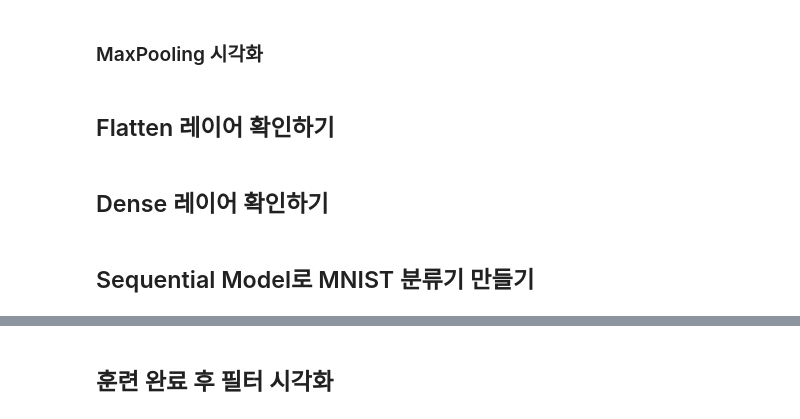
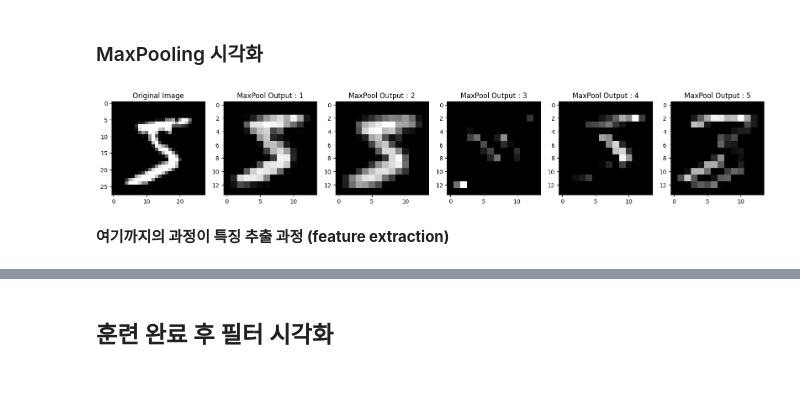
Before and after one commit to yant1001/Machine_Learning, a Jupyter notebook: 08. deep learning.ipynb, the cells around one changed output, grey strips where cells are left out. Cells and saved outputs as stored; diff of their text form; code cells hidden in the pictures; blank space fills up the shorter version.

Commit message:
~tree model

```diff
--- a/08. deep learning.ipynb
+++ b/08. deep learning.ipynb
@@ -576,8 +580,20 @@ pool_output.shape
 # %% [markdown]
 ### MaxPooling 시각화
-# %% [markdown]
-## Flatten 레이어 확인하기
-# %% [markdown]
-## Dense 레이어 확인하기
-# %% [markdown]
-## Sequential Model로 MNIST 분류기 만들기
+# %%
+# feature extraction => 데이터 양을 줄이되 알 수 있는 정보들을 계속하여 획득하는 것
+#   feature extraction (특징 추출) 과정이 많이 반복될수록 특징을 더욱 잘 파악할 수 있게 된다.
+
+_, axes = plt.subplots(nrows=1, ncols=6, figsize=(20, 10))
+
+axes[0].imshow(image[0, ..., 0], cmap='gray')
+axes[0].set_title("Original Image")
+
+for idx, ax in enumerate(axes[1:]):
+  ax.set_title("MaxPool Output : {}".format(idx + 1))
+  ax.imshow(pool_output[0, ..., idx], cmap='gray')
+
+plt.show()
+# %% [output]
+[figure, added]
+# %% [markdown]
+**여기까지의 과정이 특징 추출 과정 (feature extraction)**
```
Also changed, not shown: parts of 34 cells of this notebook.
